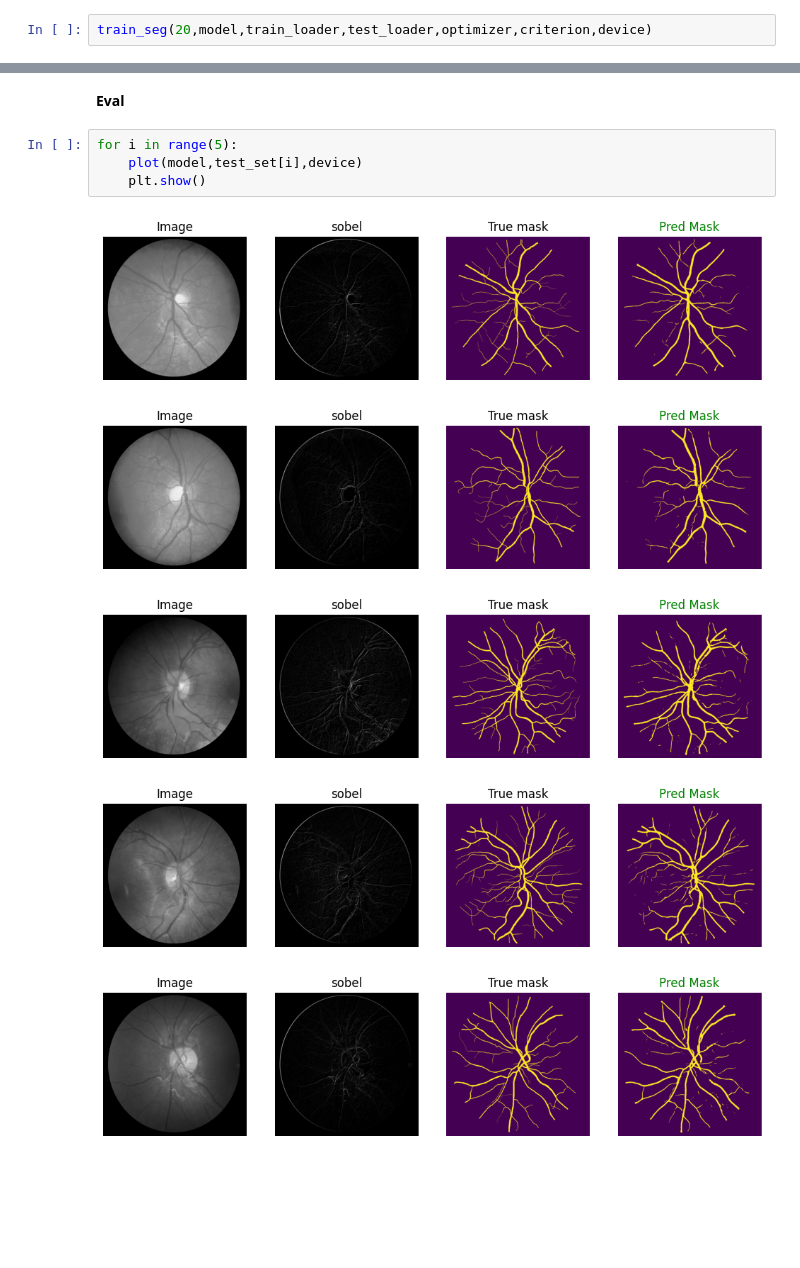
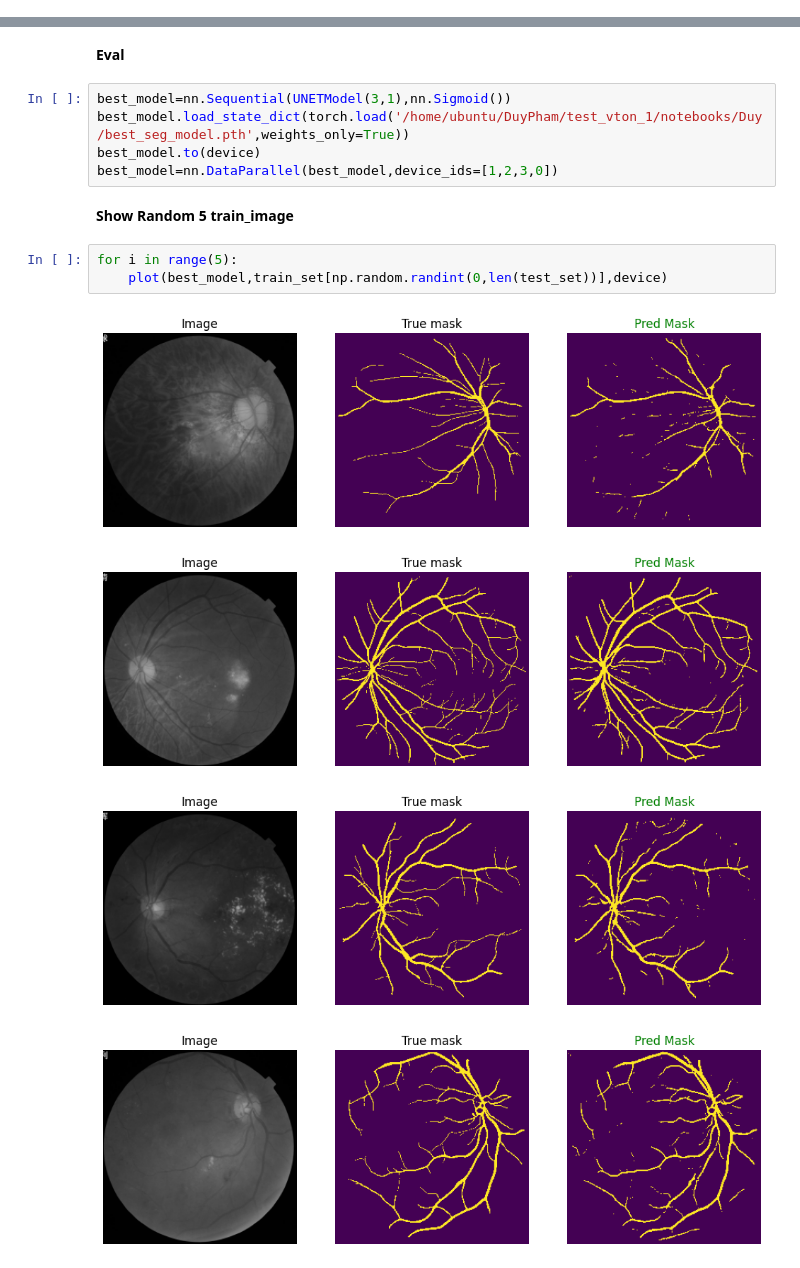
Before and after one commit to HuaTanSang/retinal-vessel-segmentation-forked, a Jupyter notebook: notebooks/Duy/test.ipynb, the cells around one changed output, grey strips where cells are left out. Cells and saved outputs as stored; diff of their text form; blank space fills up the shorter version.

```diff
--- a/notebooks/Duy/test.ipynb
+++ b/notebooks/Duy/test.ipynb
@@ -772,2 +365,0 @@ NameError: name 'f' is not defined
-# %%
-train_seg(20,model,train_loader,test_loader,optimizer,criterion,device)
@@ -829,12 +368,17 @@ Epoch [10/20]: training loss 0.14081030786037446 val f1 0.7715087532997131 val r
 # %% [markdown]
 **Eval**
-# %%
-for i in range(5):
-    plot(model,test_set[i],device)
-    plt.show()
-# %% [output]
-[figure, removed]
-[figure, removed]
-[figure, removed]
-[figure, removed]
-[figure, removed]
+# %%
+best_model=nn.Sequential(UNETModel(3,1),nn.Sigmoid())
+best_model.load_state_dict(torch.load('/home/ubuntu/DuyPham/test_vton_1/notebooks/Duy/best_seg_model.pth',weights_only=True))
+best_model.to(device)
+best_model=nn.DataParallel(best_model,device_ids=[1,2,3,0])
+# %% [markdown]
+**Show Random 5 train_image**
+# %%
+for i in range(5):
+    plot(best_model,train_set[np.random.randint(0,len(test_set))],device)
+# %% [output]
+[figure, added]
+[figure, added]
+[figure, added]
+[figure, added]
```
Also changed, not shown: parts of 53 cells of this notebook, 1 other file.
